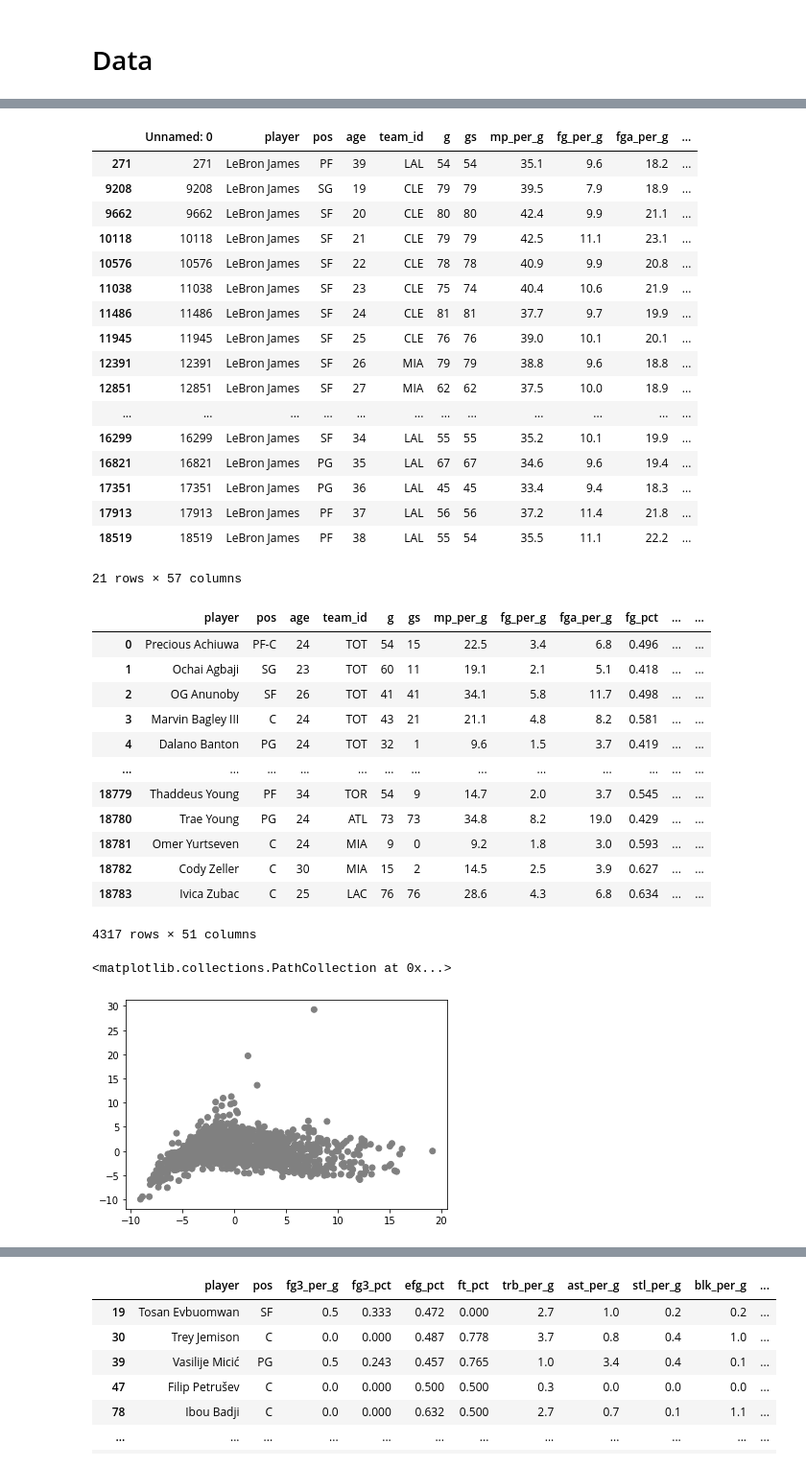
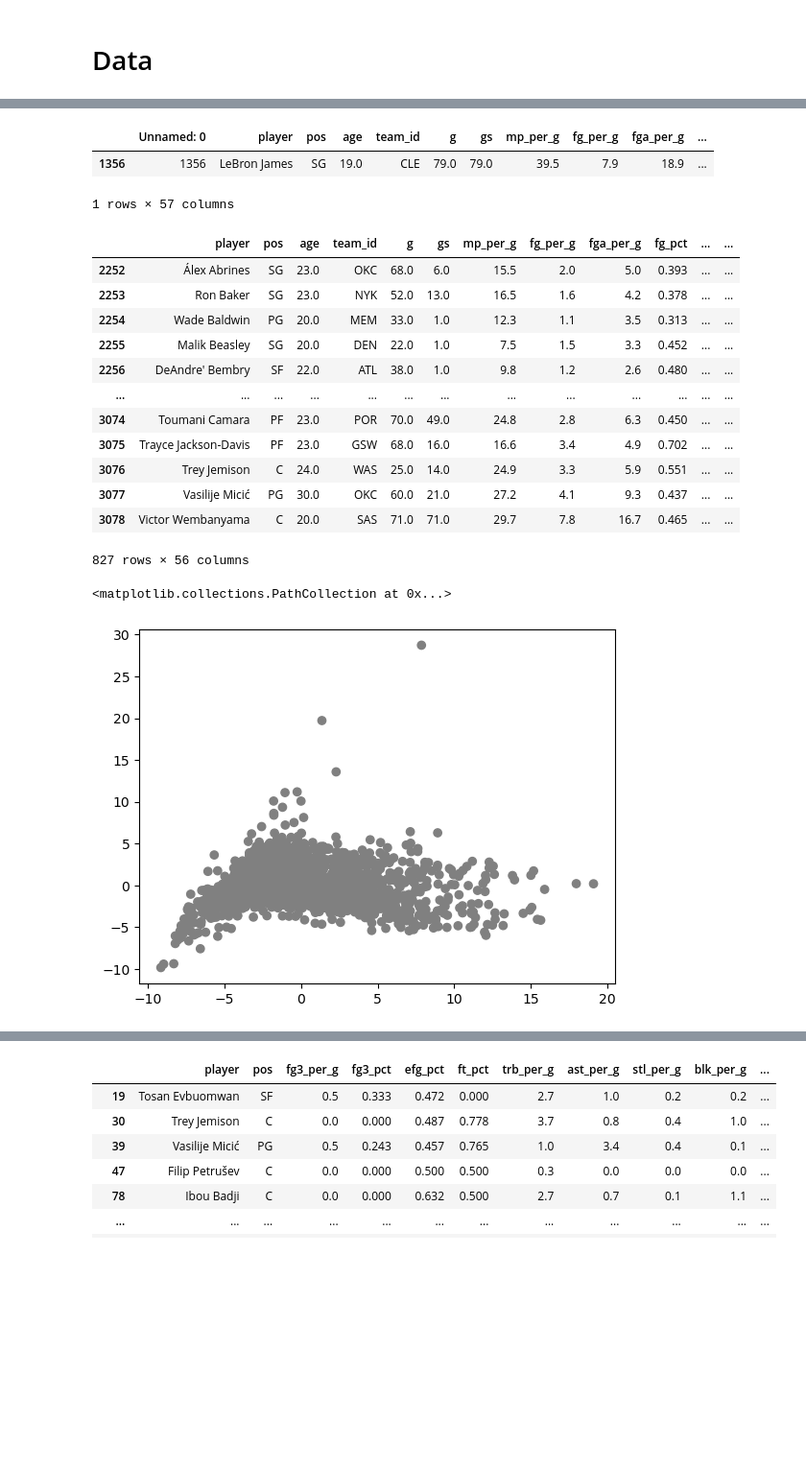
Before and after one commit to brianfdo/NBA-Player-Analysis, a Jupyter notebook: roty_data_prep.ipynb, the cells around one changed output, grey strips where cells are left out. Shown: that part at 96% size. Cells and saved outputs as stored; diff of their text form; code cells hidden in the pictures; blank space fills up the shorter version.

```diff
--- a/roty_data_prep.ipynb
+++ b/roty_data_prep.ipynb
@@ -80,7 +78,7 @@ ModuleNotFoundError: No module named 'seaborn'
 # %% [markdown]
 # Data
 # %%
-player_data = pd.read_csv('data/bbr_preprocessed_3_4_24.csv')
+player_data = pd.read_csv('data/rookie_full_total_seasons.csv')
 # %%
 player_data.isna().sum()
 # %% [output]
@@ -105,72 +103,47 @@ dtype: int64
 player_data[player_data['player'] == "LeBron James"]
 # %% [output]
 |  | Unnamed: 0 | player | pos | age | team_id | g | gs | mp_per_g | fg_per_g | fga_per_g | ... |
-| 271 | 271 | LeBron James | PF | 39 | LAL | 54 | 54 | 35.1 | 9.6 | 18.2 | ... |
-| 9208 | 9208 | LeBron James | SG | 19 | CLE | 79 | 79 | 39.5 | 7.9 | 18.9 | ... |
-| 9662 | 9662 | LeBron James | SF | 20 | CLE | 80 | 80 | 42.4 | 9.9 | 21.1 | ... |
-| 10118 | 10118 | LeBron James | SF | 21 | CLE | 79 | 79 | 42.5 | 11.1 | 23.1 | ... |
-| 10576 | 10576 | LeBron James | SF | 22 | CLE | 78 | 78 | 40.9 | 9.9 | 20.8 | ... |
-| 11038 | 11038 | LeBron James | SF | 23 | CLE | 75 | 74 | 40.4 | 10.6 | 21.9 | ... |
-| 11486 | 11486 | LeBron James | SF | 24 | CLE | 81 | 81 | 37.7 | 9.7 | 19.9 | ... |
-| 11945 | 11945 | LeBron James | SF | 25 | CLE | 76 | 76 | 39.0 | 10.1 | 20.1 | ... |
-| 12391 | 12391 | LeBron James | SF | 26 | MIA | 79 | 79 | 38.8 | 9.6 | 18.8 | ... |
-| 12851 | 12851 | LeBron James | SF | 27 | MIA | 62 | 62 | 37.5 | 10.0 | 18.9 | ... |
-| ... | ... | ... | ... | ... | ... | ... | ... | ... | ... | ... | ... |
-| 16299 | 16299 | LeBron James | SF | 34 | LAL | 55 | 55 | 35.2 | 10.1 | 19.9 | ... |
-| 16821 | 16821 | LeBron James | PG | 35 | LAL | 67 | 67 | 34.6 | 9.6 | 19.4 | ... |
-| 17351 | 17351 | LeBron James | PG | 36 | LAL | 45 | 45 | 33.4 | 9.4 | 18.3 | ... |
-| 17913 | 17913 | LeBron James | PF | 37 | LAL | 56 | 56 | 37.2 | 11.4 | 21.8 | ... |
-| 18519 | 18519 | LeBron James | PF | 38 | LAL | 55 | 54 | 35.5 | 11.1 | 22.2 | ... |
+| 1356 | 1356 | LeBron James | SG | 19.0 | CLE | 79.0 | 79.0 | 39.5 | 7.9 | 18.9 | ... |
-21 rows × 57 columns
+1 rows × 57 columns
 # %%
-dropped_col_df = player_data.drop(columns=['Unnamed: 0', 'award_share', 'ows', 'mov', 'mov_adj', 'win_loss_pct'])
+dropped_col_df = player_data.drop(columns=['Unnamed: 0'])
 df = dropped_col_df.fillna(0.0)
 # %%
 df[df['season'] >= 2017]
 # %% [output]
 |  | player | pos | age | team_id | g | gs | mp_per_g | fg_per_g | fga_per_g | fg_pct | ... | ... |
-| 0 | Precious Achiuwa | PF-C | 24 | TOT | 54 | 15 | 22.5 | 3.4 | 6.8 | 0.496 | ... | ... |
-| 1 | Ochai Agbaji | SG | 23 | TOT | 60 | 11 | 19.1 | 2.1 | 5.1 | 0.418 | ... | ... |
-| 2 | OG Anunoby | SF | 26 | TOT | 41 | 41 | 34.1 | 5.8 | 11.7 | 0.498 | ... | ... |
-| 3 | Marvin Bagley III | C | 24 | TOT | 43 | 21 | 21.1 | 4.8 | 8.2 | 0.581 | ... | ... |
-| 4 | Dalano Banton | PG | 24 | TOT | 32 | 1 | 9.6 | 1.5 | 3.7 | 0.419 | ... | ... |
+| 2252 | Álex Abrines | SG | 23.0 | OKC | 68.0 | 6.0 | 15.5 | 2.0 | 5.0 | 0.393 | ... | ... |
+| 2253 | Ron Baker | SG | 23.0 | NYK | 52.0 | 13.0 | 16.5 | 1.6 | 4.2 | 0.378 | ... | ... |
+| 2254 | Wade Baldwin | PG | 20.0 | MEM | 33.0 | 1.0 | 12.3 | 1.1 | 3.5 | 0.313 | ... | ... |
+| 2255 | Malik Beasley | SG | 20.0 | DEN | 22.0 | 1.0 | 7.5 | 1.5 | 3.3 | 0.452 | ... | ... |
+| 2256 | DeAndre' Bembry | SF | 22.0 | ATL | 38.0 | 1.0 | 9.8 | 1.2 | 2.6 | 0.480 | ... | ... |
 | ... | ... | ... | ... | ... | ... | ... | ... | ... | ... | ... | ... | ... |
-| 18779 | Thaddeus Young | PF | 34 | TOR | 54 | 9 | 14.7 | 2.0 | 3.7 | 0.545 | ... | ... |
-| 18780 | Trae Young | PG | 24 | ATL | 73 | 73 | 34.8 | 8.2 | 19.0 | 0.429 | ... | ... |
-| 18781 | Omer Yurtseven | C | 24 | MIA | 9 | 0 | 9.2 | 1.8 | 3.0 | 0.593 | ... | ... |
-| 18782 | Cody Zeller | C | 30 | MIA | 15 | 2 | 14.5 | 2.5 | 3.9 | 0.627 | ... | ... |
-| 18783 | Ivica Zubac | C | 25 | LAC | 76 | 76 | 28.6 | 4.3 | 6.8 | 0.634 | ... | ... |
+| 3074 | Toumani Camara | PF | 23.0 | POR | 70.0 | 49.0 | 24.8 | 2.8 | 6.3 | 0.450 | ... | ... |
+| 3075 | Trayce Jackson-Davis | PF | 23.0 | GSW | 68.0 | 16.0 | 16.6 | 3.4 | 4.9 | 0.702 | ... | ... |
+| 3076 | Trey Jemison | C | 24.0 | WAS | 25.0 | 14.0 | 24.9 | 3.3 | 5.9 | 0.551 | ... | ... |
+| 3077 | Vasilije Micić | PG | 30.0 | OKC | 60.0 | 21.0 | 27.2 | 4.1 | 9.3 | 0.437 | ... | ... |
+| 3078 | Victor Wembanyama | C | 20.0 | SAS | 71.0 | 71.0 | 29.7 | 7.8 | 16.7 | 0.465 | ... | ... |
-4317 rows × 51 columns
+827 rows × 56 columns
+# %%
+dropped_columns = ['player', 'pos', 'team_id', 'season', 'svm_distance', 'norm_svm_dist_score', 'first', 'share', 'pca_distance']
 # %%
 pca = PCA(n_components=2)
 
 data = df[(df['season'] > 2000) & (df['experience'] == 1)].reset_index()
-scaled_player_data = StandardScaler().fit_transform(data.drop(columns=['player', 'pos', 'team_id', 'season']))
+scaled_player_data = StandardScaler().fit_transform(data.drop(columns=dropped_columns))
 pca_data = pca.fit_transform(scaled_player_data)
 # pca_data = pca.fit_transform(data.drop(columns=['Rk','player', 'pos', 'team_id', 'season']))
 
 color_list = ["grey" for i in range(len(data))]
-# color_list[132] = 'red'
-# color_list[181] = 'red'
-# color_list[324] = 'red'
-# color_list[391] = 'red'
-# color_list[409] = 'red'
-# color_list[585] = 'red'
-# color_list[642] = 'red'
-# color_list[786] = 'red'
-# color_list[835] = 'red'
-# color_list[929] = 'red'
-# color_list[1055] = 'red'
-# color_list[90] = 'red'
 
 name_list = list(data['player'])
 plt.scatter(pca_data[:, 0], pca_data[:, 1], c=color_list)
 # for i, txt in enumerate(name_list):
 #     plt.annotate(txt, (pca_data[:, 0][i], pca_data[:, 1][i]))
 
 # data[data['player'] == 'Victor Wembanyama']
 # %% [output]
 <matplotlib.collections.PathCollection at 0x...>
-[figure, old version]
+[figure, new version]
 # %%
 pca = PCA(n_components = 15)
```
Also changed, not shown: parts of 20 cells of this notebook, 3 other files.
